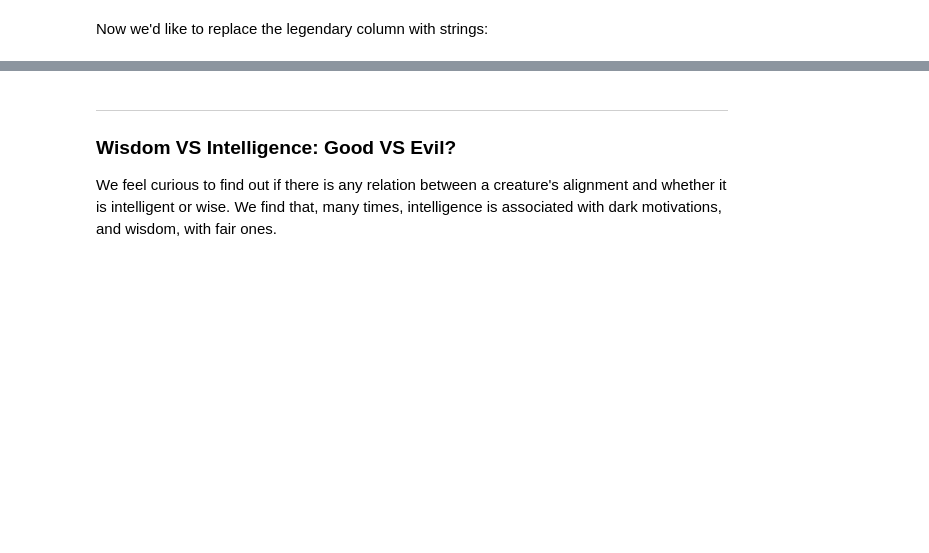
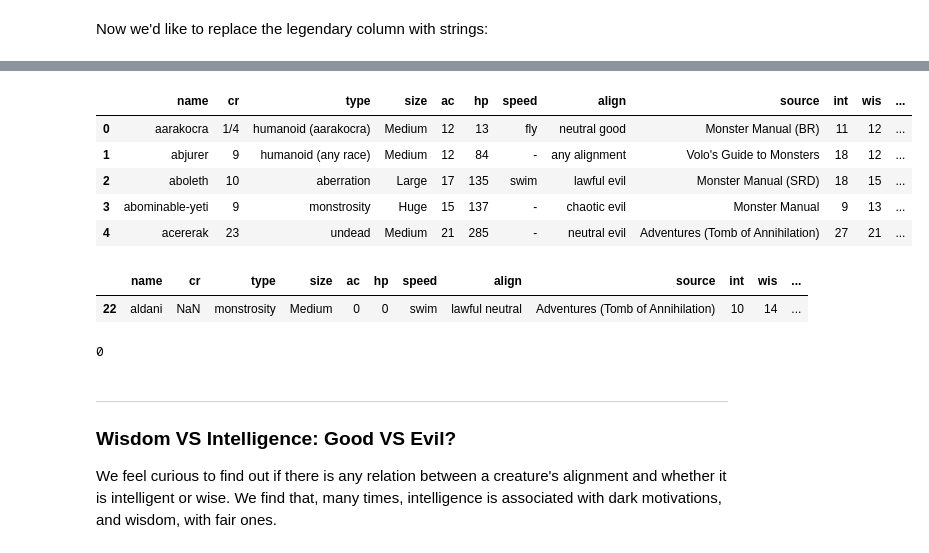
Before and after one commit to mariferreras/fun-projects, a Jupyter notebook: dnd_bestiary/dnd_bestiary.ipynb, the cells around one changed output, grey strips where cells are left out. Cells and saved outputs as stored; diff of their text form; code cells hidden in the pictures; blank space fills up the shorter version.

```diff
--- a/dnd_bestiary/dnd_bestiary.ipynb
+++ b/dnd_bestiary/dnd_bestiary.ipynb
@@ -224,0 +224,14 @@ df.sample(5)
+# %%
+df.head()
+# %% [output]
+|  | name | cr | type | size | ac | hp | speed | align | source | int | wis | ... |
+| 0 | aarakocra | 1/4 | humanoid (aarakocra) | Medium | 12 | 13 | fly | neutral good | Monster Manual (BR) | 11 | 12 | ... |
+| 1 | abjurer | 9 | humanoid (any race) | Medium | 12 | 84 | - | any alignment | Volo's Guide to Monsters | 18 | 12 | ... |
+| 2 | aboleth | 10 | aberration | Large | 17 | 135 | swim | lawful evil | Monster Manual (SRD) | 18 | 15 | ... |
+| 3 | abominable-yeti | 9 | monstrosity | Huge | 15 | 137 | - | chaotic evil | Monster Manual | 9 | 13 | ... |
+| 4 | acererak | 23 | undead | Medium | 21 | 285 | - | neutral evil | Adventures (Tomb of Annihilation) | 27 | 21 | ... |
+# %%
+df[df["cr"].isna()]
+# %% [output]
+|  | name | cr | type | size | ac | hp | speed | align | source | int | wis | ... |
+| 22 | aldani | NaN | monstrosity | Medium | 0 | 0 | swim | lawful neutral | Adventures (Tomb of Annihilation) | 10 | 14 | ... |
@@ -224,0 +240,4 @@ df.sample(5)
+# %%
+df.isnull().sum().sum()
+# %% [output]
+0
```
Also changed, not shown: parts of 12 cells of this notebook.
